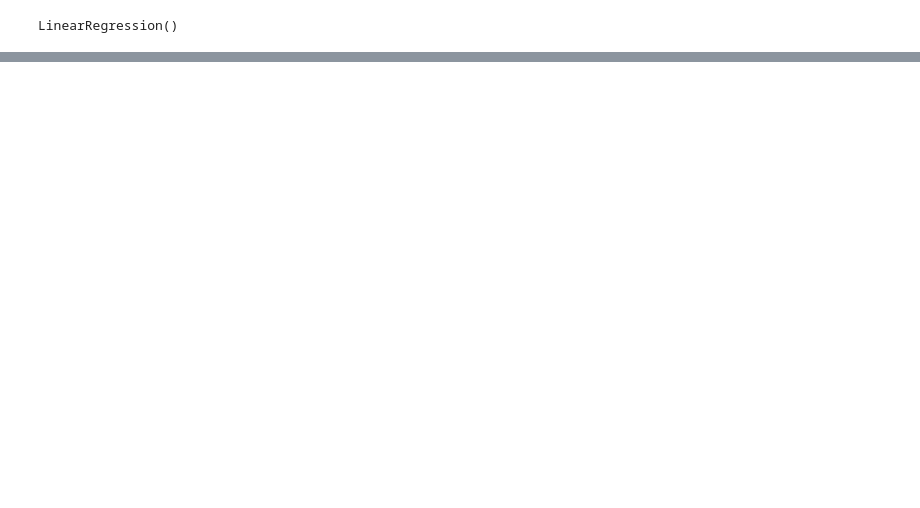
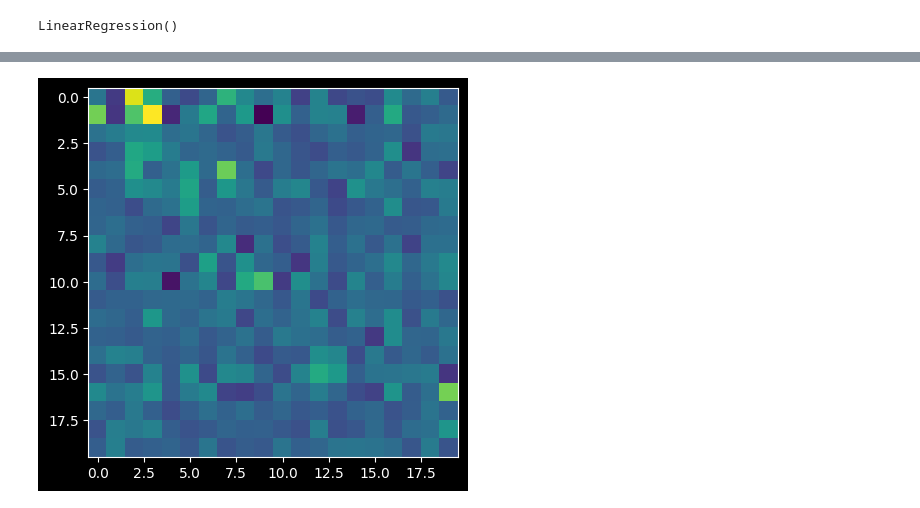
Before and after one commit to Leon-Parepko/Drosophila-Larvae-Simulation, a Jupyter notebook: Ilya/params_restore/main.ipynb, the cells around one changed output, grey strips where cells are left out. Drawn from its saved outputs; the diff is of its cells as text; code cells hidden in the pictures; blank space fills up the shorter version.

```diff
--- a/Ilya/params_restore/main.ipynb
+++ b/Ilya/params_restore/main.ipynb
@@ -103,0 +116,5 @@ np.float64(0.020687201056825054)
+# %%
+plt.imshow((predicted_w @ predicted_w)[:, :].sum(-1))
+plt.show()
+# %% [output]
+[figure, added]
```
Also changed, not shown: parts of 6 cells of this notebook.
